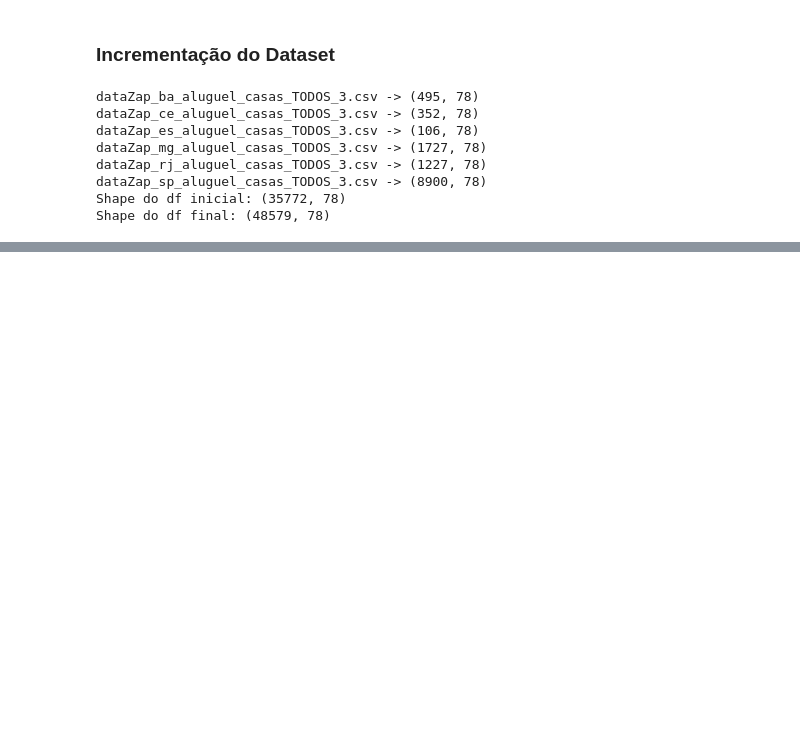
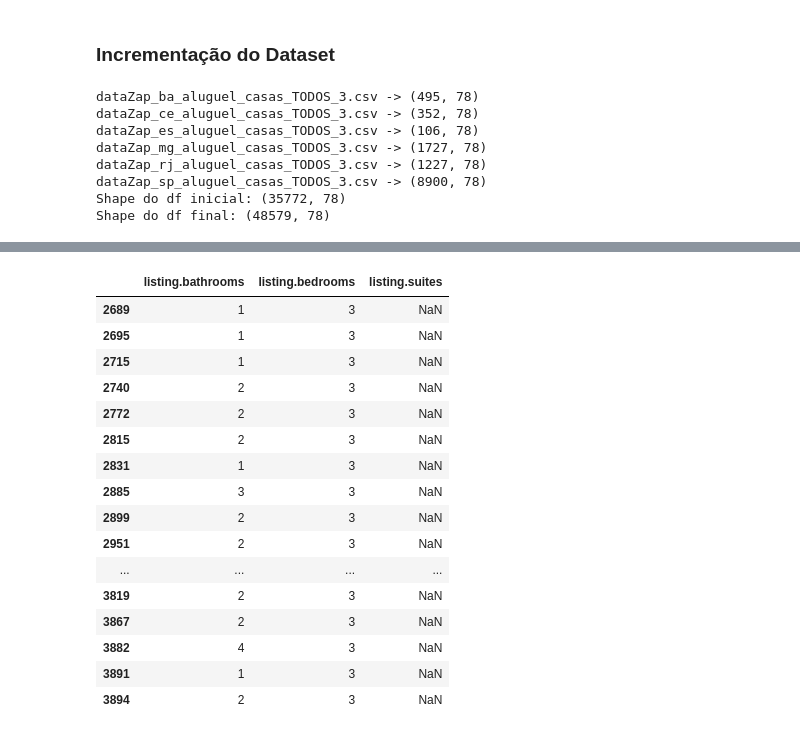
Before and after one commit to caiocmb7/MachineLearning-DS, a Jupyter notebook: ICD/Trabalho1/project.ipynb, the cells around one changed output, grey strips where cells are left out. Saved outputs shown, nothing was run; the diff lists cells and outputs as text; code cells hidden in the pictures; blank space fills up the shorter version.

```diff
--- a/ICD/Trabalho1/project.ipynb
+++ b/ICD/Trabalho1/project.ipynb
@@ -120,0 +328,4 @@ Shape do df final: (48579, 78)
+# %%
+pd.options.display.max_columns = 99
+column_filter = df["listing.address.city"] == "Rio de Janeiro"
+df = df[column_filter]
@@ -120,0 +359,12 @@ Shape do df final: (48579, 78)
+# %%
+# Como nao pode ter casa sem piso, sera transformado em 1 quando nulo
+df["listing.floors"] = df["listing.floors"].fillna(1)
+
+# Valor de iptu nula, deve ser sem iptu
+df["listing.pricingInfo.yearlyIptu"] = df["listing.pricingInfo.yearlyIptu"].fillna(0)
+
+# Vaga de estacionamento nula, deve ser sem vagas
+df["listing.parkingSpaces"] = df["listing.parkingSpaces"].fillna(0)
+
+# Area total nula, vamos admitir que é o mesmo tamanho da area usavel
+df["listing.totalAreas"] = df["listing.totalAreas"].fillna(df["listing.usableAreas"])
@@ -120,0 +391,22 @@ Shape do df final: (48579, 78)
+# %%
+df[df["listing.suites"].isna() == True][
+    ["listing.bathrooms", "listing.bedrooms", "listing.suites"]
+]
+# %% [output]
+|  | listing.bathrooms | listing.bedrooms | listing.suites |
+| 2689 | 1 | 3 | NaN |
+| 2695 | 1 | 3 | NaN |
+| 2715 | 1 | 3 | NaN |
+| 2740 | 2 | 3 | NaN |
+| 2772 | 2 | 3 | NaN |
+| 2815 | 2 | 3 | NaN |
+| 2831 | 1 | 3 | NaN |
+| 2885 | 3 | 3 | NaN |
+| 2899 | 2 | 3 | NaN |
+| 2951 | 2 | 3 | NaN |
+| ... | ... | ... | ... |
+| 3819 | 2 | 3 | NaN |
+| 3867 | 2 | 3 | NaN |
+| 3882 | 4 | 3 | NaN |
+| 3891 | 1 | 3 | NaN |
+| 3894 | 2 | 3 | NaN |
```
Also changed, not shown: parts of 35 cells of this notebook.
